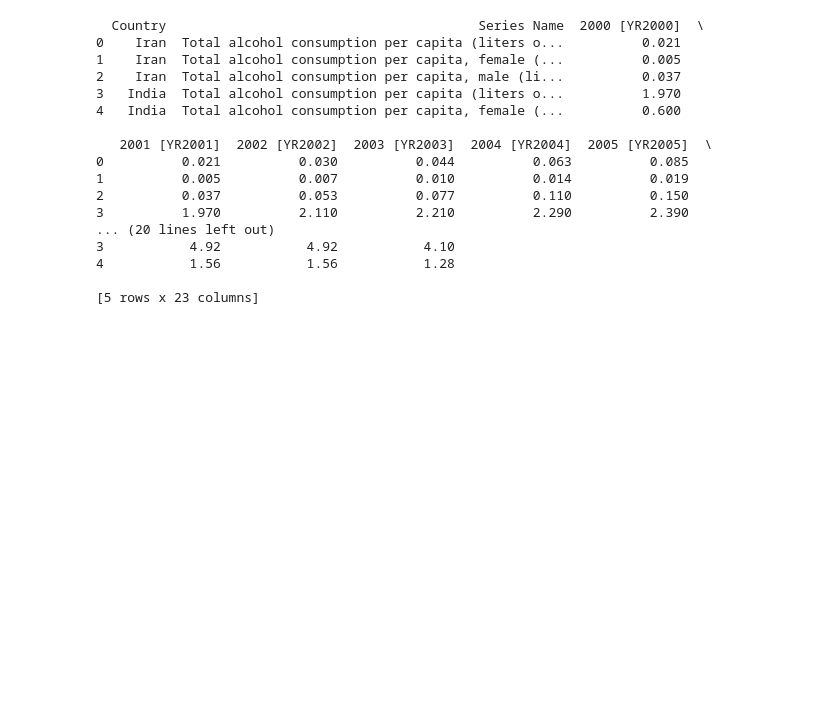
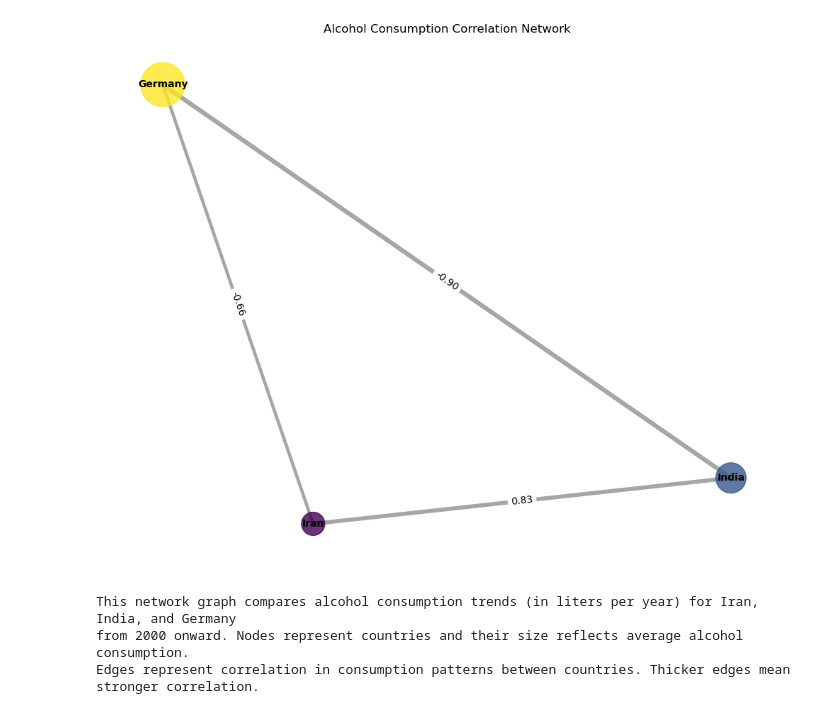
Before and after one commit to Man2Dev/colab, a Jupyter notebook: networks.ipynb, the cells around one changed output. Saved outputs shown, nothing was run; the diff lists cells and outputs as text; code cells hidden in the pictures; blank space fills up the shorter version.

Commit message:
fixed network plot

```diff
--- a/networks.ipynb
+++ b/networks.ipynb
@@ -6,41 +6,52 @@ import networkx as nx
 import matplotlib.pyplot as plt
 import plotly.graph_objects as go
 from itertools import combinations
-import pandas as pd
 
-# Replace the filename with the path to your local CSV file
+# Load data from local CSV file
+# Replace with your actual path if needed
 df = pd.read_csv('/home/mrh/alcohol.csv')
 
-# Make sure the file has these columns: 'country', 'year', 'consumption'
-print(df.head())
+# Filter the desired series: Total alcohol consumption per capita in liters
+series_name = "Total alcohol consumption per capita (liters of pure alcohol, projected estimates, 15+ years of age)"
+target_countries = ['Iran', 'India', 'Germany']
+filtered_df = df[(df['Country'].isin(target_countries)) & (df['Series Name'] == series_name)]
 
-# Load your alcohol consumption data here
-# Ensure the DataFrame has columns: 'country', 'year', 'consumption'
-# Example: df = pd.read_csv('your_data.csv')
+# Reshape data to long format (year-wise alcohol consumption per country)
+melted = filtered_df.melt(
+    id_vars=['Country'],
+    value_vars=[col for col in df.columns if '[YR' in col],
+    var_name='Year',
+    value_name='Alcohol Consumption'
+)
 
-# Uncomment and adjust as needed:
-# df = pd.read_csv('alcohol_consumption.csv')
+# Clean year column
+melted['Year'] = melted['Year'].str.extract(r'(\d{4})').astype(int)
 
-# Pivot the data to wide format: rows = year, columns = country
-pivot = df.pivot(index='year', columns='country', values='consumption')
+# Rename for clarity
+melted.rename(columns={'Country': 'country', 'Year': 'year', 'Alcohol Consumption': 'consumption'}, inplace=True)
 
-# Compute correlation matrix between countries
+# Pivot to wide format: rows are years, columns are countries, values are consumption (liters)
+pivot = melted.pivot(index='year', columns='country', values='consumption')
+
+# Compute Pearson correlation between countries based on their annual alcohol consumption patterns
 corr = pivot.corr()
 
-# Build the graph
+# Build a correlation network graph
 G = nx.Graph()
-means = pivot.mean()
+means = pivot.mean()  # average alcohol consumption per country (liters/year)
+
+# Add nodes with average consumption as an attribute
 for country, avg in means.items():
     G.add_node(country, mean_consumption=avg)
 
-# Add edges based on correlation
-threshold = 0.3  # Adjust threshold as needed
+# Add edges for countries with moderate-to-strong correlation
+threshold = 0.3  # Correlation threshold for visualizing relationships
 for a, b in combinations(corr.columns, 2):
     weight = corr.loc[a, b]
     if abs(weight) >= threshold:
         G.add_edge(a, b, weight=weight)
 
-# Draw the graph (static)
+# Static visualization of the network
 pos = nx.spring_layout(G, seed=42)
 node_sizes = [500 + (G.nodes[n]['mean_consumption'] / means.max()) * 1500 for n in G.nodes()]
 node_colors = [G.nodes[n]['mean_consumption'] for n in G.nodes()]
@@ -54,9 +65,19 @@ edge_labels = { (u, v): f"{d['weight']:.2f}" for u, v, d in G.edges(data=True) }
 nx.draw_networkx_edge_labels(G, pos, edge_labels=edge_labels)
 plt.title('Alcohol Consumption Correlation Network')
 plt.axis('off')
+plt.tight_layout()
 plt.show()
 
 # Interactive Plot with Plotly
+# Each node size = average alcohol consumption (liters)
+# Edge thickness = strength of correlation between countries' trends
+graph_explanation = """
+This network graph compares alcohol consumption trends (in liters per year) for Iran, India, and Germany
+from 2000 onward. Nodes represent countries and their size reflects average alcohol consumption.
+Edges represent correlation in consumption patterns between countries. Thicker edges mean stronger correlation.
+"""
+print(graph_explanation)
+
 edge_x, edge_y = [], []
 for u, v in G.edges():
     x0, y0 = pos[u]
@@ -77,49 +98,36 @@ for n in G.nodes():
     x, y = pos[n]
     node_x.append(x)
     node_y.append(y)
-    hover.append(f"{n}<br>Avg consumption: {G.nodes[n]['mean_consumption']:.1f}")
+    hover.append(f"{n}<br>Avg consumption: {G.nodes[n]['mean_consumption']:.1f} liters/year")
 
 node_trace = go.Scatter(
     x=node_x,
     y=node_y,
     mode='markers+text',
     text=list(G.nodes()),
     textposition='bottom center',
     hovertext=hover,
     hoverinfo='text',
     marker=dict(
         size=node_sizes,
         color=node_colors,
         colorscale='Viridis',
         showscale=True,
-        colorbar=dict(title='Avg consumption')
+        colorbar=dict(title='Avg liters/year')
     )
 )
 
 fig = go.Figure(data=[edge_trace, node_trace])
 fig.update_layout(
     title='Interactive Alcohol Consumption Network',
     showlegend=False,
     xaxis=dict(showgrid=False, zeroline=False, visible=False),
     yaxis=dict(showgrid=False, zeroline=False, visible=False),
     margin=dict(l=20, r=20, t=50, b=20)
 )
 fig.show()
 # %% [output]
+[figure, added]
-  Country                                        Series Name  2000 [YR2000]  \
-0    Iran  Total alcohol consumption per capita (liters o...          0.021
-1    Iran  Total alcohol consumption per capita, female (...          0.005
-2    Iran  Total alcohol consumption per capita, male (li...          0.037
-3   India  Total alcohol consumption per capita (liters o...          1.970
-4   India  Total alcohol consumption per capita, female (...          0.600
-
-   2001 [YR2001]  2002 [YR2002]  2003 [YR2003]  2004 [YR2004]  2005 [YR2005]  \
-0          0.021          0.030          0.044          0.063          0.085
-1          0.005          0.007          0.010          0.014          0.019
-2          0.037          0.053          0.077          0.110          0.150
-3          1.970          2.110          2.210          2.290          2.390
-... (20 lines left out)
-3           4.92           4.92           4.10
-4           1.56           1.56           1.28
-
-[5 rows x 23 columns]
+This network graph compares alcohol consumption trends (in liters per year) for Iran, India, and Germany
+from 2000 onward. Nodes represent countries and their size reflects average alcohol consumption.
+Edges represent correlation in consumption patterns between countries. Thicker edges mean stronger correlation.
```
Also changed, not shown: parts of 1 cell of this notebook.
